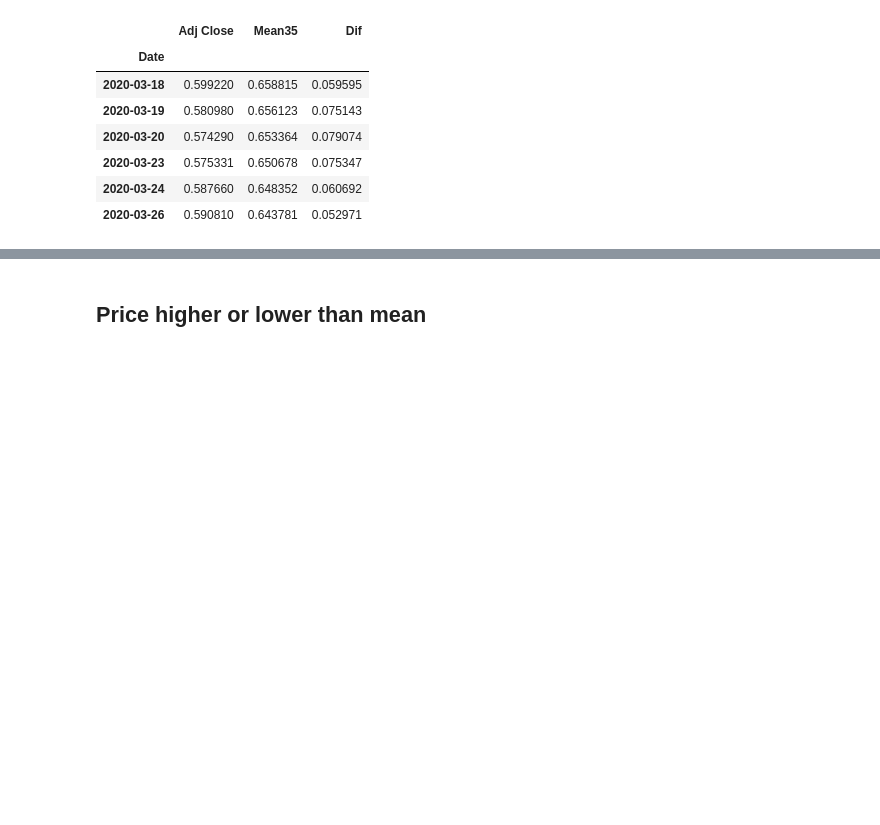
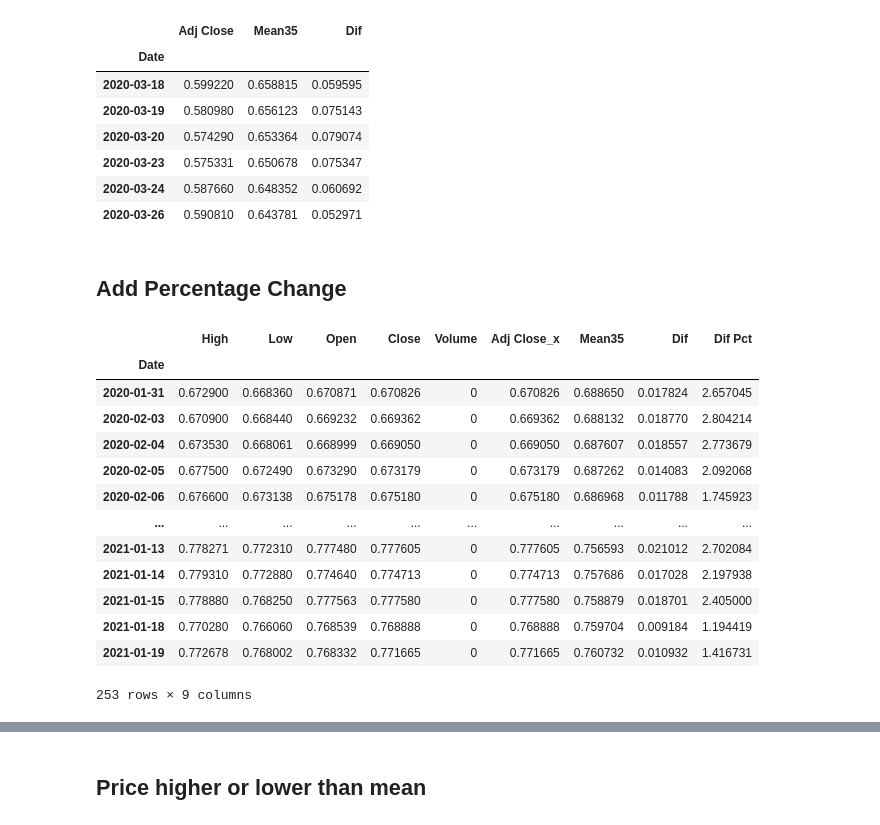
Before and after one commit to tutalae/practice-for-analysing-and-predict-the-price-of-crypto-currency, a Jupyter notebook: Price_Check.ipynb, the cells around one changed output, grey strips where cells are left out. Saved outputs shown, nothing was run; the diff lists cells and outputs as text; code cells hidden in the pictures; blank space fills up the shorter version.

```diff
--- a/Price_Check.ipynb
+++ b/Price_Check.ipynb
@@ -67,3 +67,5 @@ DF1[DF1["Dif"] > mean_dif*3]
 | 2020-03-23 | 0.575331 | 0.650678 | 0.075347 |
 | 2020-03-24 | 0.587660 | 0.648352 | 0.060692 |
 | 2020-03-26 | 0.590810 | 0.643781 | 0.052971 |
+# %% [markdown]
+## Add Percentage Change
@@ -69,0 +75,20 @@ DF1[DF1["Dif"] > mean_dif*3]
+# %%
+DFtotalP = DFtotal.copy()
+DFtotalP["Dif Pct"] = (DFtotalP["Dif"]/DFtotalP["Adj Close_x"])*100
+DFtotalP.dropna(inplace =True, axis = 0)
+DFtotalP
+# %% [output]
+|  | High | Low | Open | Close | Volume | Adj Close_x | Mean35 | Dif | Dif Pct |
+| Date |  |  |  |  |  |  |  |  |  |
+| 2020-01-31 | 0.672900 | 0.668360 | 0.670871 | 0.670826 | 0 | 0.670826 | 0.688650 | 0.017824 | 2.657045 |
+| 2020-02-03 | 0.670900 | 0.668440 | 0.669232 | 0.669362 | 0 | 0.669362 | 0.688132 | 0.018770 | 2.804214 |
+| 2020-02-04 | 0.673530 | 0.668061 | 0.668999 | 0.669050 | 0 | 0.669050 | 0.687607 | 0.018557 | 2.773679 |
+| 2020-02-05 | 0.677500 | 0.672490 | 0.673290 | 0.673179 | 0 | 0.673179 | 0.687262 | 0.014083 | 2.092068 |
+| 2020-02-06 | 0.676600 | 0.673138 | 0.675178 | 0.675180 | 0 | 0.675180 | 0.686968 | 0.011788 | 1.745923 |
+| ... | ... | ... | ... | ... | ... | ... | ... | ... | ... |
+| 2021-01-13 | 0.778271 | 0.772310 | 0.777480 | 0.777605 | 0 | 0.777605 | 0.756593 | 0.021012 | 2.702084 |
+| 2021-01-14 | 0.779310 | 0.772880 | 0.774640 | 0.774713 | 0 | 0.774713 | 0.757686 | 0.017028 | 2.197938 |
+| 2021-01-15 | 0.778880 | 0.768250 | 0.777563 | 0.777580 | 0 | 0.777580 | 0.758879 | 0.018701 | 2.405000 |
+| 2021-01-18 | 0.770280 | 0.766060 | 0.768539 | 0.768888 | 0 | 0.768888 | 0.759704 | 0.009184 | 1.194419 |
+| 2021-01-19 | 0.772678 | 0.768002 | 0.768332 | 0.771665 | 0 | 0.771665 | 0.760732 | 0.010932 | 1.416731 |
+253 rows × 9 columns
```
Also changed, not shown: parts of 6 cells of this notebook.
